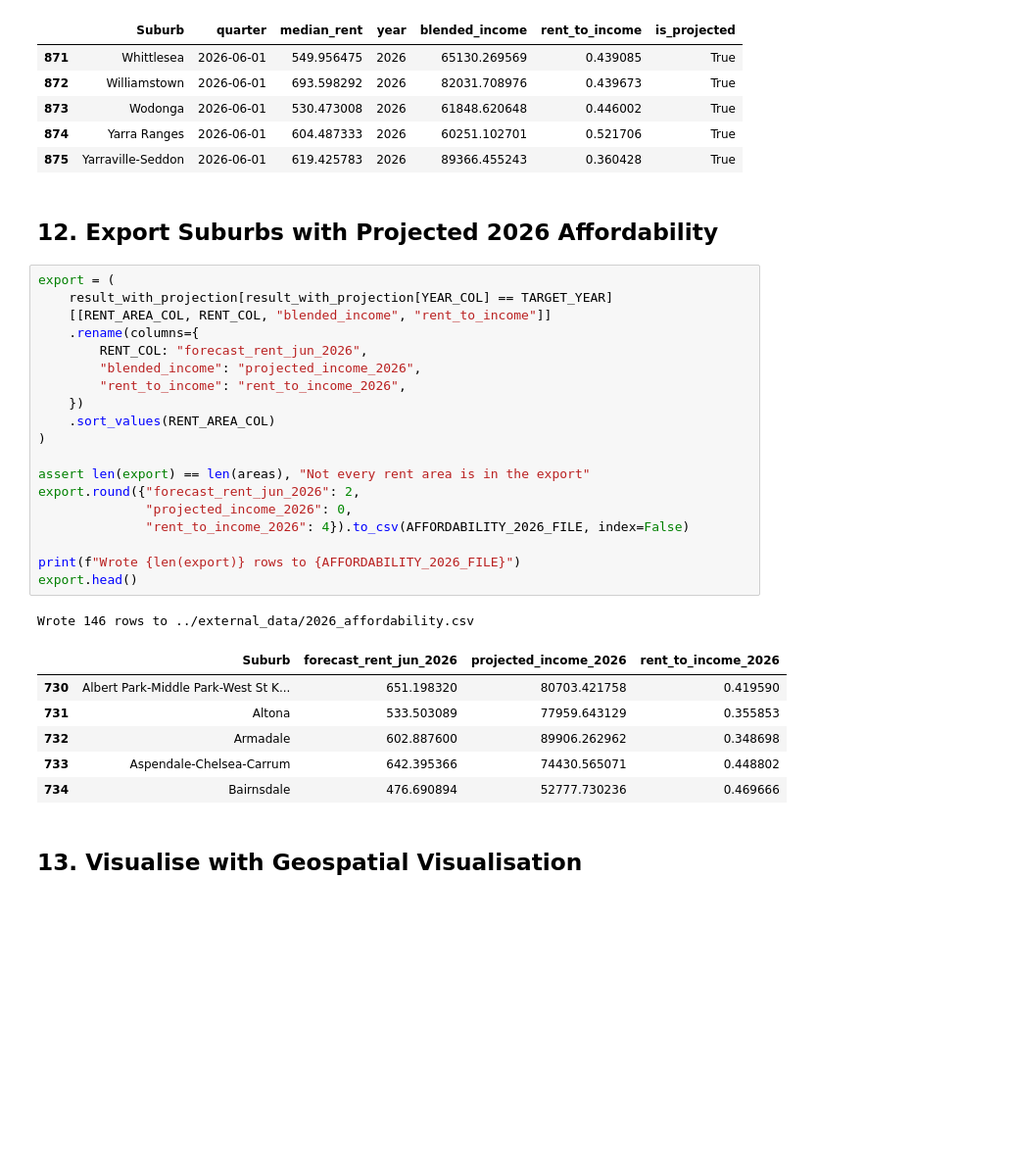
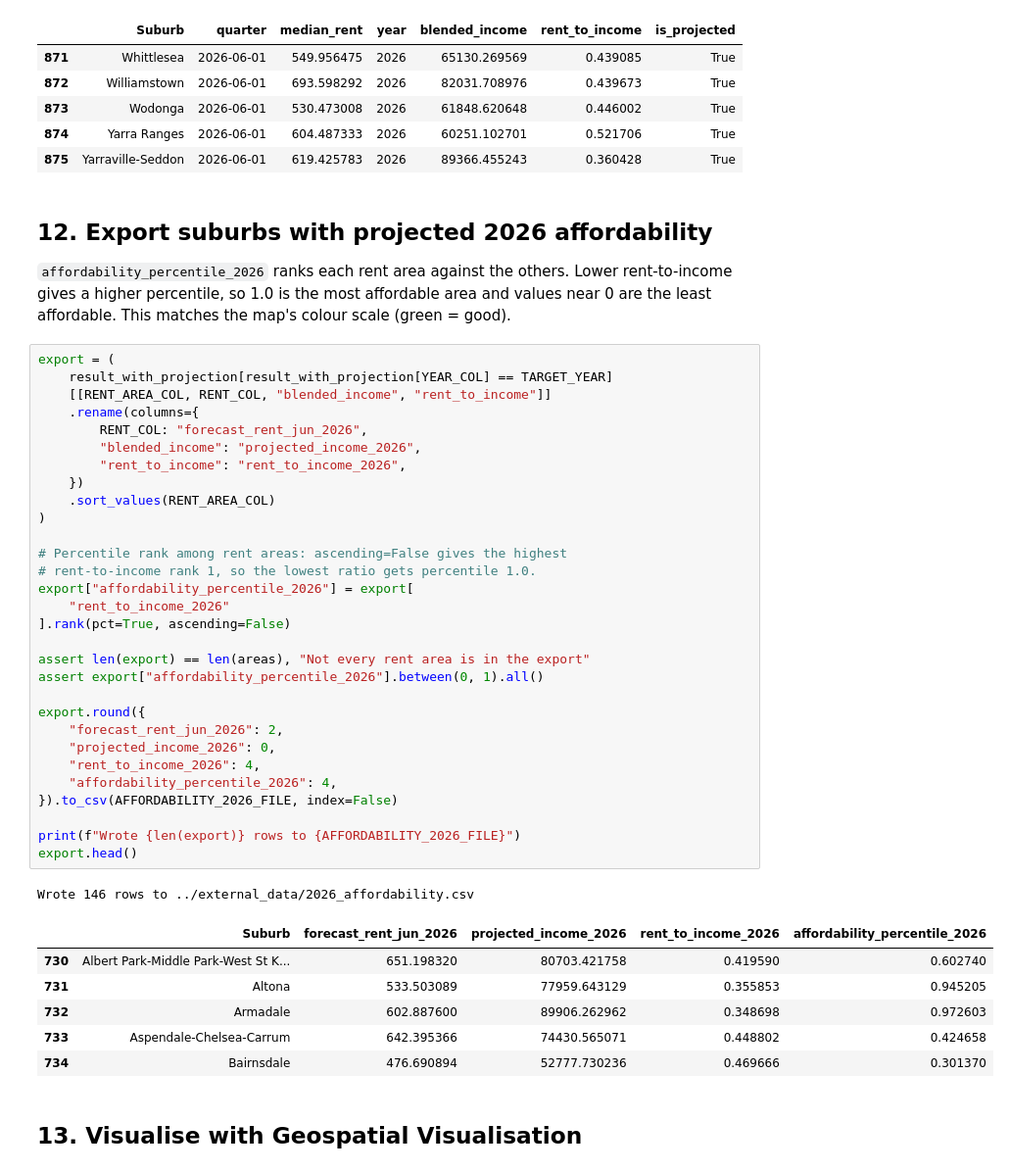
Before and after one commit to NikhilGaba49/industry-project-group-1, a Jupyter notebook: notebooks/calculate_affordability.ipynb, the cells around one changed output. Shown at 98% size. Drawn from its saved outputs; the diff is of its cells as text; blank space fills up the shorter version.

Commit message:
finalised calculation of both metrics with minor changes to export percentiles, and choose right income col

```diff
--- a/notebooks/calculate_affordability.ipynb
+++ b/notebooks/calculate_affordability.ipynb
@@ -809,34 +809,50 @@ Name: rent_to_income, dtype: float64
 | 874 | Yarra Ranges | 2026-06-01 | 604.487333 | 2026 | 60251.102701 | 0.521706 | True |
 | 875 | Yarraville-Seddon | 2026-06-01 | 619.425783 | 2026 | 89366.455243 | 0.360428 | True |
 # %% [markdown]
-## 12. Export Suburbs with Projected 2026 Affordability
+## 12. Export suburbs with projected 2026 affordability
+
+`affordability_percentile_2026` ranks each rent area against the others.
+Lower rent-to-income gives a higher percentile, so 1.0 is the most
+affordable area and values near 0 are the least affordable. This matches
+the map's colour scale (green = good).
 # %%
 export = (
     result_with_projection[result_with_projection[YEAR_COL] == TARGET_YEAR]
     [[RENT_AREA_COL, RENT_COL, "blended_income", "rent_to_income"]]
     .rename(columns={
         RENT_COL: "forecast_rent_jun_2026",
         "blended_income": "projected_income_2026",
         "rent_to_income": "rent_to_income_2026",
     })
     .sort_values(RENT_AREA_COL)
 )
 
+# Percentile rank among rent areas: ascending=False gives the highest
+# rent-to-income rank 1, so the lowest ratio gets percentile 1.0.
+export["affordability_percentile_2026"] = export[
+    "rent_to_income_2026"
+].rank(pct=True, ascending=False)
+
 assert len(export) == len(areas), "Not every rent area is in the export"
-export.round({"forecast_rent_jun_2026": 2,
-              "projected_income_2026": 0,
-              "rent_to_income_2026": 4}).to_csv(AFFORDABILITY_2026_FILE, index=False)
+assert export["affordability_percentile_2026"].between(0, 1).all()
+
+export.round({
+    "forecast_rent_jun_2026": 2,
+    "projected_income_2026": 0,
+    "rent_to_income_2026": 4,
+    "affordability_percentile_2026": 4,
+}).to_csv(AFFORDABILITY_2026_FILE, index=False)
 
 print(f"Wrote {len(export)} rows to {AFFORDABILITY_2026_FILE}")
 export.head()
 # %% [output]
 Wrote 146 rows to ../external_data/2026_affordability.csv
-|  | Suburb | forecast_rent_jun_2026 | projected_income_2026 | rent_to_income_2026 |
-| 730 | Albert Park-Middle Park-West St K... | 651.198320 | 80703.421758 | 0.419590 |
-| 731 | Altona | 533.503089 | 77959.643129 | 0.355853 |
-| 732 | Armadale | 602.887600 | 89906.262962 | 0.348698 |
-| 733 | Aspendale-Chelsea-Carrum | 642.395366 | 74430.565071 | 0.448802 |
-| 734 | Bairnsdale | 476.690894 | 52777.730236 | 0.469666 |
+|  | Suburb | forecast_rent_jun_2026 | projected_income_2026 | rent_to_income_2026 | affordability_percentile_2026 |
+| 730 | Albert Park-Middle Park-West St K... | 651.198320 | 80703.421758 | 0.419590 | 0.602740 |
+| 731 | Altona | 533.503089 | 77959.643129 | 0.355853 | 0.945205 |
+| 732 | Armadale | 602.887600 | 89906.262962 | 0.348698 | 0.972603 |
+| 733 | Aspendale-Chelsea-Carrum | 642.395366 | 74430.565071 | 0.448802 | 0.424658 |
+| 734 | Bairnsdale | 476.690894 | 52777.730236 | 0.469666 | 0.301370 |
 # %% [markdown]
 ## 13. Visualise with Geospatial Visualisation
 # %%
```
Also changed, not shown: parts of 1 cell of this notebook, 4 other files.
